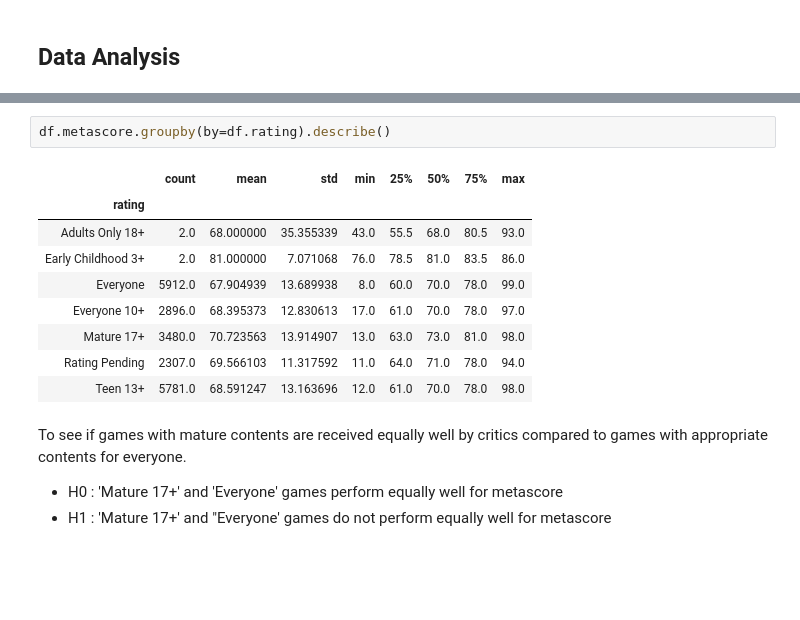
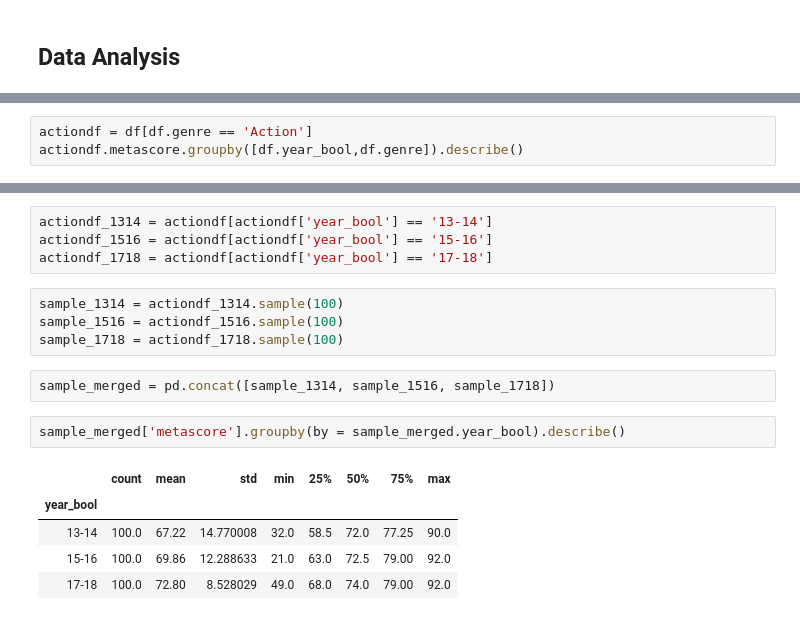
Before and after one commit to songyingho/metacritic_games_statistics, a Jupyter notebook: index.ipynb, the cells around one changed output, grey strips where cells are left out. Cells and saved outputs as stored; diff of their text form; blank space fills up the shorter version.

Commit message:
merged jupyter

```diff
--- a/index.ipynb
+++ b/index.ipynb
@@ -153,0 +198,3 @@ df.user_score.groupby(by=df.platform).describe()
+# %%
+actiondf = df[df.genre == 'Action']
+actiondf.metascore.groupby([df.year_bool,df.genre]).describe()
@@ -154,17 +208,18 @@ df.user_score.groupby(by=df.platform).describe()
+# %%
+actiondf_1314 = actiondf[actiondf['year_bool'] == '13-14']
+actiondf_1516 = actiondf[actiondf['year_bool'] == '15-16']
+actiondf_1718 = actiondf[actiondf['year_bool'] == '17-18']
+# %%
+sample_1314 = actiondf_1314.sample(100)
+sample_1516 = actiondf_1516.sample(100)
+sample_1718 = actiondf_1718.sample(100)
+# %%
+sample_merged = pd.concat([sample_1314, sample_1516, sample_1718])
 # %%
-df.metascore.groupby(by=df.rating).describe()
+sample_merged['metascore'].groupby(by = sample_merged.year_bool).describe()
 # %% [output]
 |  | count | mean | std | min | 25% | 50% | 75% | max |
-| rating |  |  |  |  |  |  |  |  |
-| Adults Only 18+ | 2.0 | 68.000000 | 35.355339 | 43.0 | 55.5 | 68.0 | 80.5 | 93.0 |
-| Early Childhood 3+ | 2.0 | 81.000000 | 7.071068 | 76.0 | 78.5 | 81.0 | 83.5 | 86.0 |
-| Everyone | 5912.0 | 67.904939 | 13.689938 | 8.0 | 60.0 | 70.0 | 78.0 | 99.0 |
-| Everyone 10+ | 2896.0 | 68.395373 | 12.830613 | 17.0 | 61.0 | 70.0 | 78.0 | 97.0 |
-| Mature 17+ | 3480.0 | 70.723563 | 13.914907 | 13.0 | 63.0 | 73.0 | 81.0 | 98.0 |
-| Rating Pending | 2307.0 | 69.566103 | 11.317592 | 11.0 | 64.0 | 71.0 | 78.0 | 94.0 |
-| Teen 13+ | 5781.0 | 68.591247 | 13.163696 | 12.0 | 61.0 | 70.0 | 78.0 | 98.0 |
+| year_bool |  |  |  |  |  |  |  |  |
+| 13-14 | 100.0 | 67.22 | 14.770008 | 32.0 | 58.5 | 72.0 | 77.25 | 90.0 |
+| 15-16 | 100.0 | 69.86 | 12.288633 | 21.0 | 63.0 | 72.5 | 79.00 | 92.0 |
+| 17-18 | 100.0 | 72.80 | 8.528029 | 49.0 | 68.0 | 74.0 | 79.00 | 92.0 |
-# %% [markdown]
-To see if games with mature contents are received equally well by critics compared to games with appropriate contents for everyone.
-
-* H0 : 'Mature 17+' and 'Everyone' games perform equally well for metascore
-* H1 : 'Mature 17+' and "Everyone' games do not perform equally well for metascore
```
Also changed, not shown: parts of 32 cells of this notebook.
